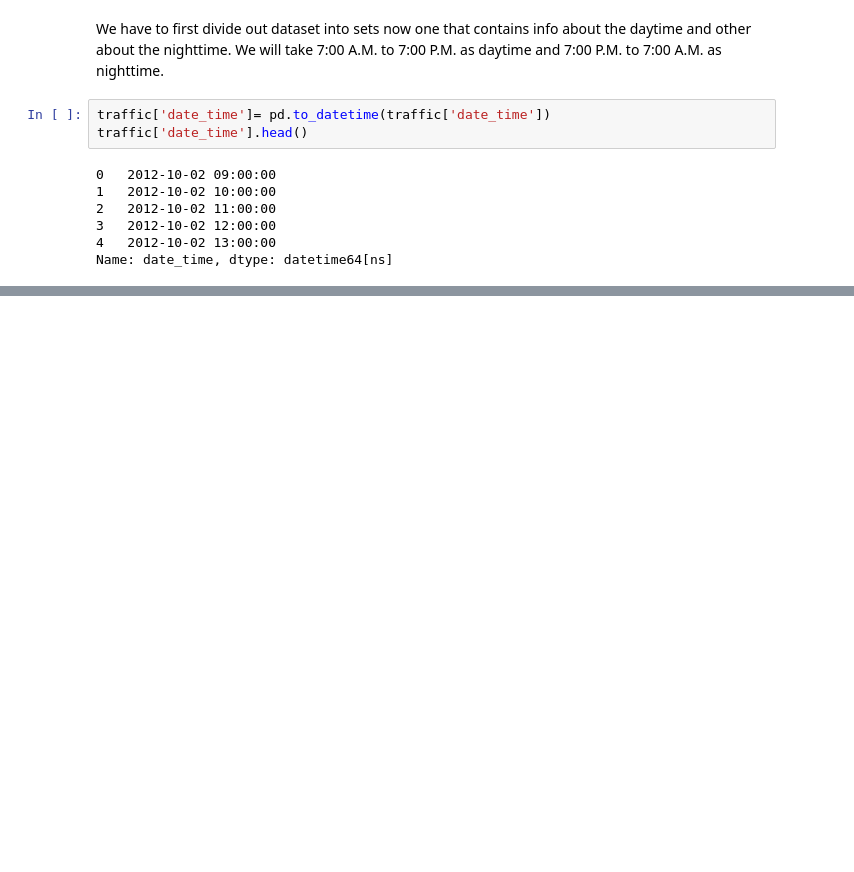
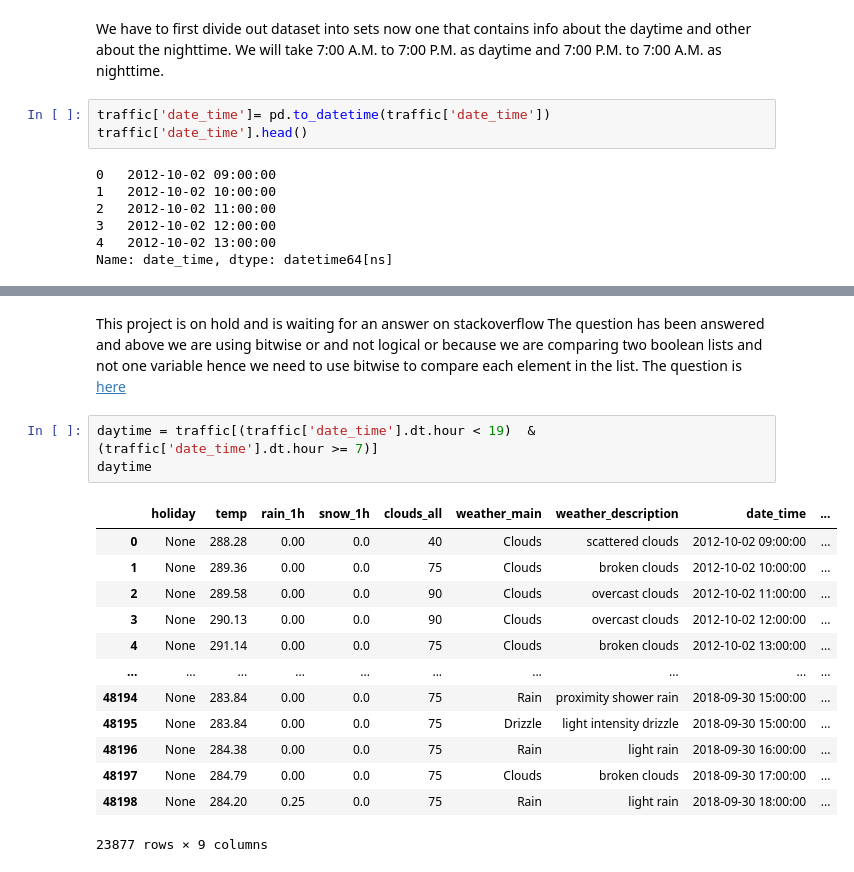
Before and after one commit to Vivek1325/Heavy-Traffic-Indicators-on-I-94, a Jupyter notebook: traffic analysis.ipynb, the cells around one changed output, grey strips where cells are left out. Drawn from its saved outputs; the diff is of its cells as text; blank space fills up the shorter version.

```diff
--- a/traffic analysis.ipynb
+++ b/traffic analysis.ipynb
@@ -98,0 +110,21 @@ This project is on hold and is waiting for an answer on stackoverflow
+# %% [markdown]
+This project is on hold and is waiting for an answer on stackoverflow
+The question has been answered and above we are using bitwise or and not logical or because we are comparing two boolean lists and not one variable hence we need to use bitwise to compare each element in the list.
+The question is [here](https://stackoverflow.com/questions/74783261/condition-for-determining-day-or-night-when-using-datetime-module-in-python)
+# %%
+daytime = traffic[(traffic['date_time'].dt.hour < 19)  & (traffic['date_time'].dt.hour >= 7)]
+daytime
+# %% [output]
+|  | holiday | temp | rain_1h | snow_1h | clouds_all | weather_main | weather_description | date_time | ... |
+| 0 | None | 288.28 | 0.00 | 0.0 | 40 | Clouds | scattered clouds | 2012-10-02 09:00:00 | ... |
+| 1 | None | 289.36 | 0.00 | 0.0 | 75 | Clouds | broken clouds | 2012-10-02 10:00:00 | ... |
+| 2 | None | 289.58 | 0.00 | 0.0 | 90 | Clouds | overcast clouds | 2012-10-02 11:00:00 | ... |
+| 3 | None | 290.13 | 0.00 | 0.0 | 90 | Clouds | overcast clouds | 2012-10-02 12:00:00 | ... |
+| 4 | None | 291.14 | 0.00 | 0.0 | 75 | Clouds | broken clouds | 2012-10-02 13:00:00 | ... |
+| ... | ... | ... | ... | ... | ... | ... | ... | ... | ... |
+| 48194 | None | 283.84 | 0.00 | 0.0 | 75 | Rain | proximity shower rain | 2018-09-30 15:00:00 | ... |
+| 48195 | None | 283.84 | 0.00 | 0.0 | 75 | Drizzle | light intensity drizzle | 2018-09-30 15:00:00 | ... |
+| 48196 | None | 284.38 | 0.00 | 0.0 | 75 | Rain | light rain | 2018-09-30 16:00:00 | ... |
+| 48197 | None | 284.79 | 0.00 | 0.0 | 75 | Clouds | broken clouds | 2018-09-30 17:00:00 | ... |
+| 48198 | None | 284.20 | 0.25 | 0.0 | 75 | Rain | light rain | 2018-09-30 18:00:00 | ... |
+23877 rows × 9 columns
```
Also changed, not shown: parts of 4 cells of this notebook.
